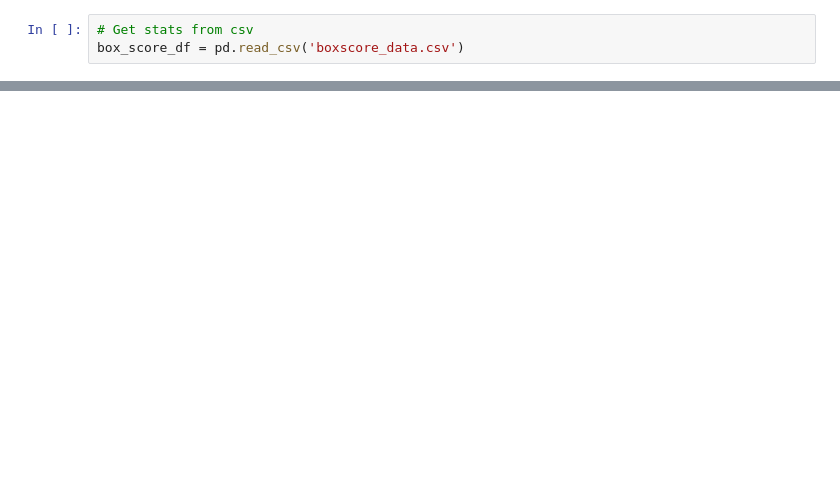
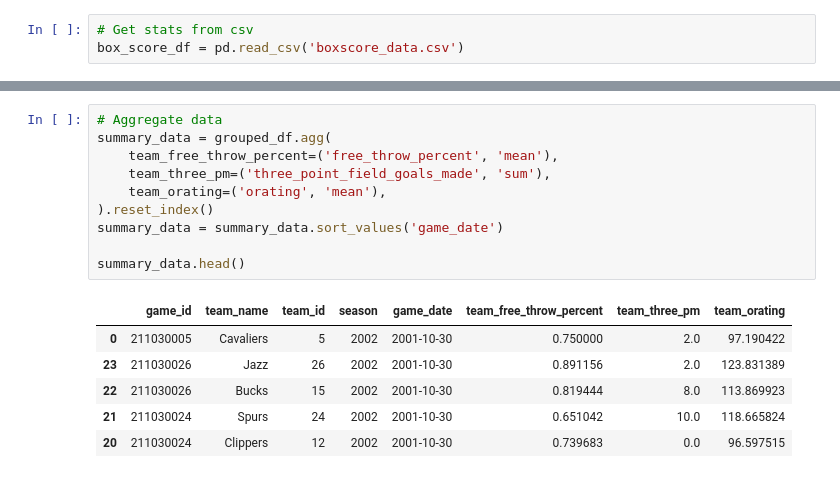
Before and after one commit to JoelManYunLee/Raptors_3_point_predictor, a Jupyter notebook: get_starter_data.ipynb, the cells around one changed output, grey strips where cells are left out. Saved outputs shown, nothing was run; the diff lists cells and outputs as text; blank space fills up the shorter version.

```diff
--- a/get_starter_data.ipynb
+++ b/get_starter_data.ipynb
@@ -133,0 +94,17 @@ print(summary_data)
+# %%
+# Aggregate data
+summary_data = grouped_df.agg(
+    team_free_throw_percent=('free_throw_percent', 'mean'),
+    team_three_pm=('three_point_field_goals_made', 'sum'),
+    team_orating=('orating', 'mean'),
+).reset_index()
+summary_data = summary_data.sort_values('game_date')
+
+summary_data.head()
+# %% [output]
+|  | game_id | team_name | team_id | season | game_date | team_free_throw_percent | team_three_pm | team_orating |
+| 0 | 211030005 | Cavaliers | 5 | 2002 | 2001-10-30 | 0.750000 | 2.0 | 97.190422 |
+| 23 | 211030026 | Jazz | 26 | 2002 | 2001-10-30 | 0.891156 | 2.0 | 123.831389 |
+| 22 | 211030026 | Bucks | 15 | 2002 | 2001-10-30 | 0.819444 | 8.0 | 113.869923 |
+| 21 | 211030024 | Spurs | 24 | 2002 | 2001-10-30 | 0.651042 | 10.0 | 118.665824 |
+| 20 | 211030024 | Clippers | 12 | 2002 | 2001-10-30 | 0.739683 | 0.0 | 96.597515 |
```
Also changed, not shown: parts of 17 cells of this notebook, 1 other file.
